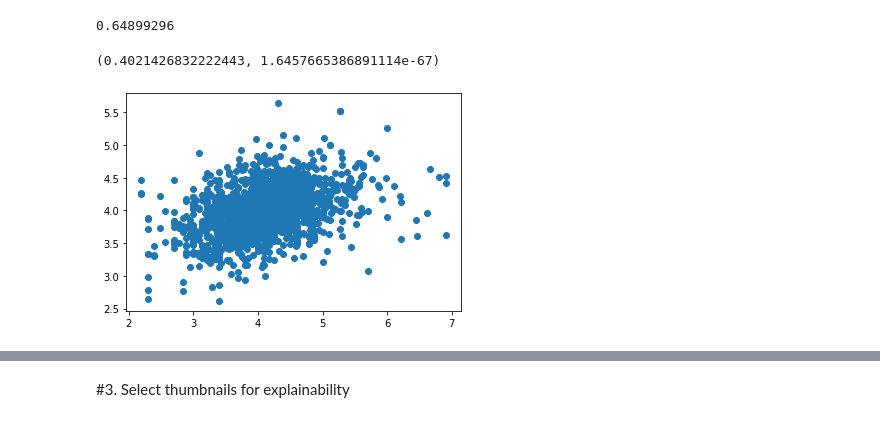
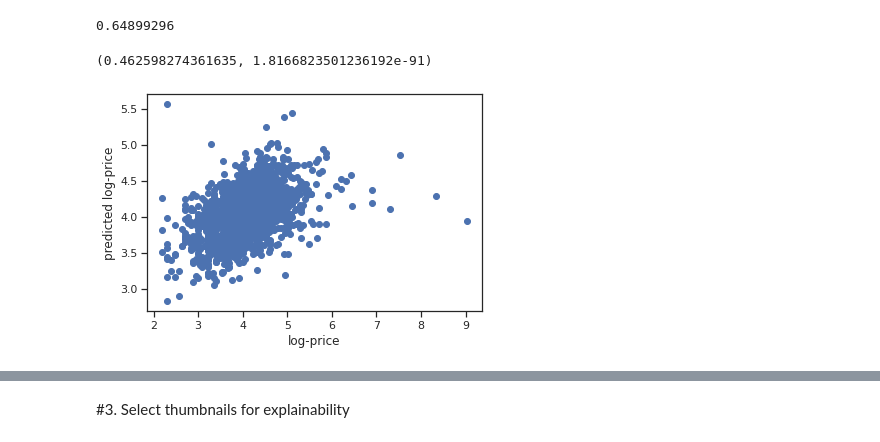
Before and after one commit to dernameistegal/airbnb_price, a Jupyter notebook: model_pictures.ipynb, the cells around one changed output, grey strips where cells are left out. Drawn from its saved outputs; the diff is of its cells as text; code cells hidden in the pictures.

```diff
--- a/model_pictures.ipynb
+++ b/model_pictures.ipynb
@@ -131,11 +127,12 @@ class Finalizer(torch.nn.Module):
         self.bn3 = torch.nn.BatchNorm2d(512)
         self.pool1 = torch.nn.MaxPool2d(kernel_size=2, stride=2, padding=0)
         self.drop1 = torch.nn.Dropout()
-        self.linear1 = torch.nn.Linear(in_features = 25088, out_features=512)
-        self.bn4 = torch.nn.BatchNorm1d(512)
+        self.linear1 = torch.nn.Linear(in_features=25088, out_features=1024)
+        self.bn4 = torch.nn.BatchNorm1d(1024)
         self.drop2 = torch.nn.Dropout()
-        self.linear2 = torch.nn.Linear(in_features=512, out_features=100)
+        self.linear2 = torch.nn.Linear(in_features=1024, out_features=100)
         self.bn5 = torch.nn.BatchNorm1d(100)
+        self.drop3 = torch.nn.Dropout()
         self.linear3 = torch.nn.Linear(in_features=100, out_features=1)
 
     def forward(self, x):
@@ -148,6 +145,7 @@ class Finalizer(torch.nn.Module):
         x = self.bn4(F.relu(self.linear1(x)))
         x = self.drop2(x)
         x = self.bn5(F.relu(self.linear2(x)))
+        x = self.drop3(x)
         x = self.linear3(x)
 
         return x
@@ -381,7 +376,23 @@ root_mean_squared_error
 # %% [output]
 0.64899296
 # %%
-result_folder = "training_results_10layer"
+# define feature extractor
+vgg = torchvision.models.vgg19(pretrained=True)
+feature_extractor = vgg.features[0:31]
+
+# define finalizer
+finalizer = Finalizer()
+
+# define model
+model = Model(feature_extractor=feature_extractor, finalizer=finalizer)
+model = model.to(device)
+
+# freeze parameters in feature extractor
+for name, p in model.named_parameters():
+    if "feature_extractor" in name:
+        p.requires_grad = False
+
+result_folder = "bestmodel"
 savepath = "/content/drive/MyDrive/Colab/airbnb/data/thumbnails/thumbnails_model/" + result_folder
 model.load_state_dict(torch.load(savepath + "/checkpoint.pt"))
 trainloss = np.load(savepath + "/trainloss.npy")
@@ -393,7 +404,7 @@ ypreds = []
 with torch.no_grad():
     model = model.eval()
 
-    for x, y in tqdm(test_dataloader):
+    for x, y in tqdm(val_dataloader):
         x = x.to(device)
         y_pred = model(x)
         y_pred = list(y_pred.data.cpu())
@@ -403,8 +414,10 @@ with torch.no_grad():
 # %%
 print(pearsonr(ys, ypreds))
 plt.scatter(ys, ypreds)
+plt.ylabel("predicted log-price")
+plt.xlabel("log-price")
 plt.show()
 # %% [output]
-(0.4021426832222443, 1.6457665386891114e-67)
+(0.462598274361635, 1.8166823501236192e-91)
-[figure, old version]
+[figure, new version]
 # %%
```
Also changed, not shown: parts of 17 cells of this notebook.
